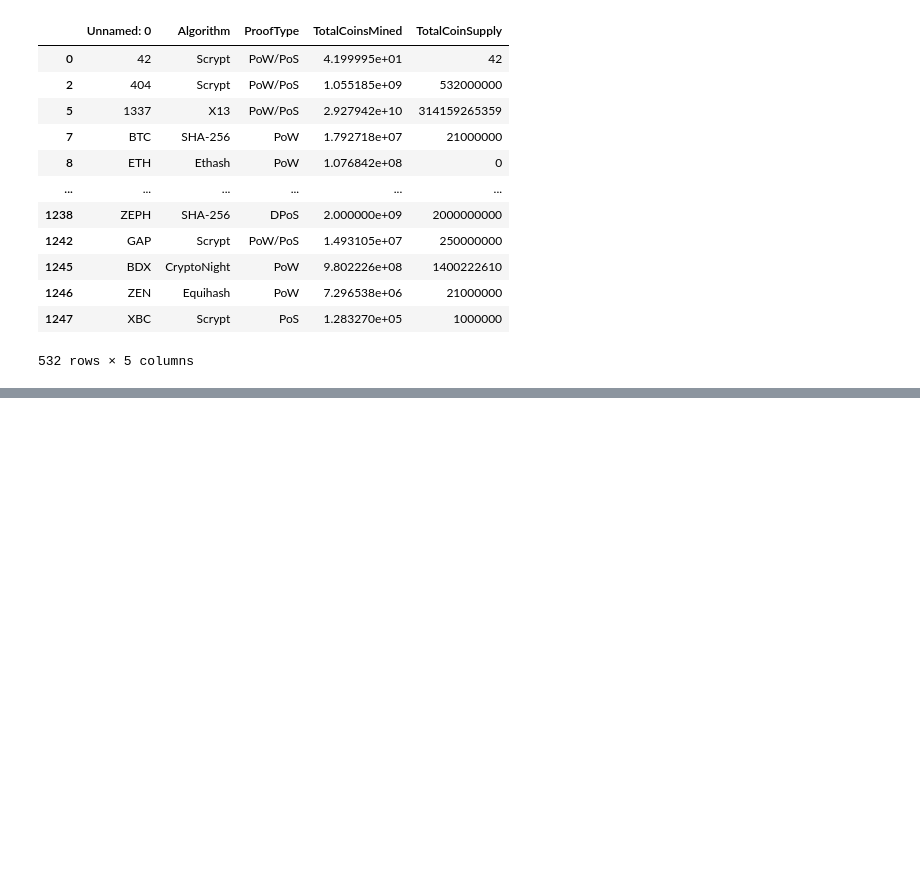
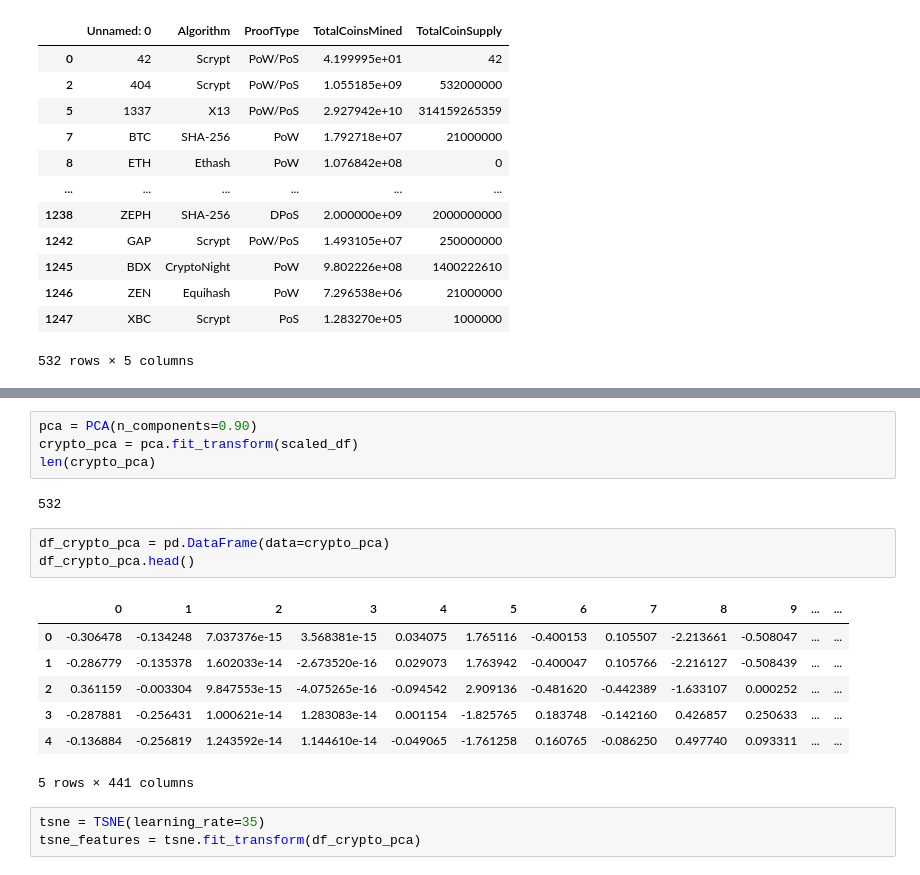
Before and after one commit to Barlow0471/Unsupervised-Learning, a Jupyter notebook: crypto.ipynb, the cells around one changed output, grey strips where cells are left out. Saved outputs shown, nothing was run; the diff lists cells and outputs as text; blank space fills up the shorter version.

```diff
--- a/crypto.ipynb
+++ b/crypto.ipynb
@@ -148,0 +151,20 @@ prooftype
+# %%
+pca = PCA(n_components=0.90)
+crypto_pca = pca.fit_transform(scaled_df)
+len(crypto_pca)
+# %% [output]
+532
+# %%
+df_crypto_pca = pd.DataFrame(data=crypto_pca)
+df_crypto_pca.head()
+# %% [output]
+|  | 0 | 1 | 2 | 3 | 4 | 5 | 6 | 7 | 8 | 9 | ... | ... |
+| 0 | -0.306478 | -0.134248 | 7.037376e-15 | 3.568381e-15 | 0.034075 | 1.765116 | -0.400153 | 0.105507 | -2.213661 | -0.508047 | ... | ... |
+| 1 | -0.286779 | -0.135378 | 1.602033e-14 | -2.673520e-16 | 0.029073 | 1.763942 | -0.400047 | 0.105766 | -2.216127 | -0.508439 | ... | ... |
+| 2 | 0.361159 | -0.003304 | 9.847553e-15 | -4.075265e-16 | -0.094542 | 2.909136 | -0.481620 | -0.442389 | -1.633107 | 0.000252 | ... | ... |
+| 3 | -0.287881 | -0.256431 | 1.000621e-14 | 1.283083e-14 | 0.001154 | -1.825765 | 0.183748 | -0.142160 | 0.426857 | 0.250633 | ... | ... |
+| 4 | -0.136884 | -0.256819 | 1.243592e-14 | 1.144610e-14 | -0.049065 | -1.761258 | 0.160765 | -0.086250 | 0.497740 | 0.093311 | ... | ... |
+5 rows × 441 columns
+# %%
+tsne = TSNE(learning_rate=35)
+tsne_features = tsne.fit_transform(df_crypto_pca)
```
Also changed, not shown: parts of 10 cells of this notebook.
